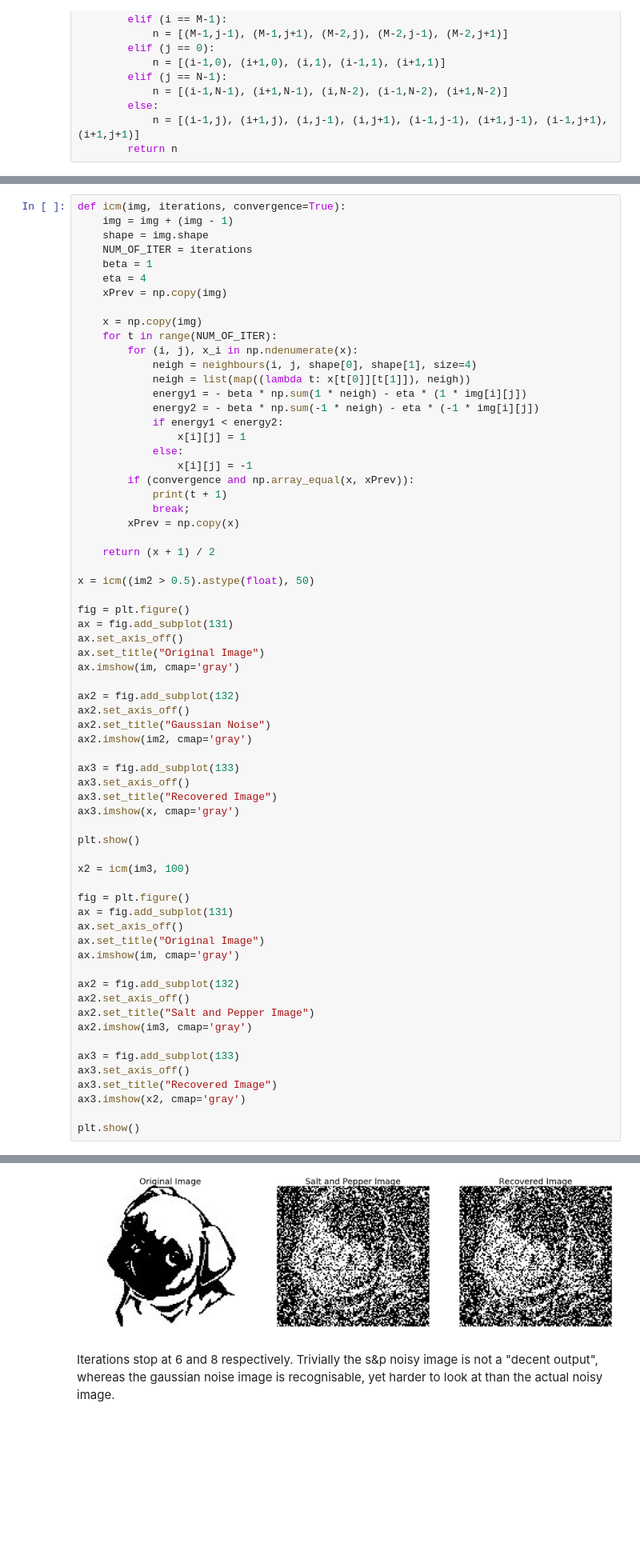
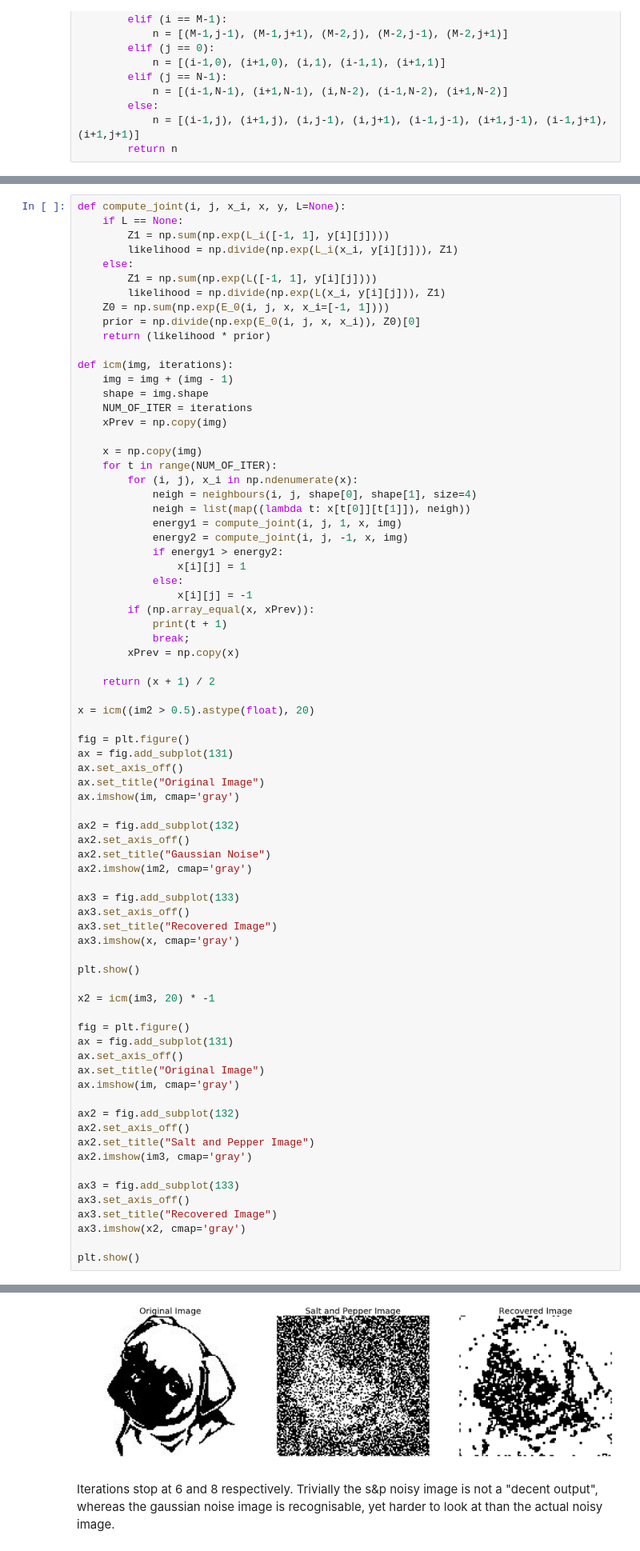
Before and after one commit to Briggybros/Uni-Machine-Learning, a Jupyter notebook: Inference/Inference.ipynb, the cells around one changed output, grey strips where cells are left out. Shown at 80% size. Drawn from its saved outputs; the diff is of its cells as text; blank space fills up the shorter version.

```diff
--- a/Inference/Inference.ipynb
+++ b/Inference/Inference.ipynb
@@ -95,10 +115,19 @@ def neighbours(i, j, M, N, size = 4):
 # %%
-def icm(img, iterations, convergence=True):
+def compute_joint(i, j, x_i, x, y, L=None):
+    if L == None:
+        Z1 = np.sum(np.exp(L_i([-1, 1], y[i][j])))
+        likelihood = np.divide(np.exp(L_i(x_i, y[i][j])), Z1)
+    else:
+        Z1 = np.sum(np.exp(L([-1, 1], y[i][j])))
+        likelihood = np.divide(np.exp(L(x_i, y[i][j])), Z1)
+    Z0 = np.sum(np.exp(E_0(i, j, x, x_i=[-1, 1])))
+    prior = np.divide(np.exp(E_0(i, j, x, x_i)), Z0)[0]
+    return (likelihood * prior)
+
+def icm(img, iterations):
     img = img + (img - 1)
     shape = img.shape
     NUM_OF_ITER = iterations
-    beta = 1
-    eta = 4
     xPrev = np.copy(img)
 
     x = np.copy(img)
@@ -106,20 +135,20 @@ def icm(img, iterations, convergence=True):
         for (i, j), x_i in np.ndenumerate(x):
             neigh = neighbours(i, j, shape[0], shape[1], size=4)
             neigh = list(map((lambda t: x[t[0]][t[1]]), neigh))
-            energy1 = - beta * np.sum(1 * neigh) - eta * (1 * img[i][j])
-            energy2 = - beta * np.sum(-1 * neigh) - eta * (-1 * img[i][j])
-            if energy1 < energy2:
+            energy1 = compute_joint(i, j, 1, x, img)
+            energy2 = compute_joint(i, j, -1, x, img)
+            if energy1 > energy2:
                 x[i][j] = 1
             else:
                 x[i][j] = -1
-        if (convergence and np.array_equal(x, xPrev)):
+        if (np.array_equal(x, xPrev)):
             print(t + 1)
             break;
         xPrev = np.copy(x)
 
     return (x + 1) / 2
 
-x = icm((im2 > 0.5).astype(float), 50)
+x = icm((im2 > 0.5).astype(float), 20)
 
 fig = plt.figure()
 ax = fig.add_subplot(131)
@@ -139,7 +168,7 @@ ax3.imshow(x, cmap='gray')
 
 plt.show()
 
-x2 = icm(im3, 100)
+x2 = icm(im3, 20) * -1
 
 fig = plt.figure()
 ax = fig.add_subplot(131)
@@ -165,4 +194,4 @@ plt.show()
-[figure, old version]
+[figure, new version]
 # %% [markdown]
 Iterations stop at 6 and 8 respectively. Trivially the s&p noisy image is not a "decent output", whereas the gaussian noise image is recognisable, yet harder to look at than the actual noisy image.
 # %% [markdown]
```
Also changed, not shown: parts of 5 cells of this notebook.
